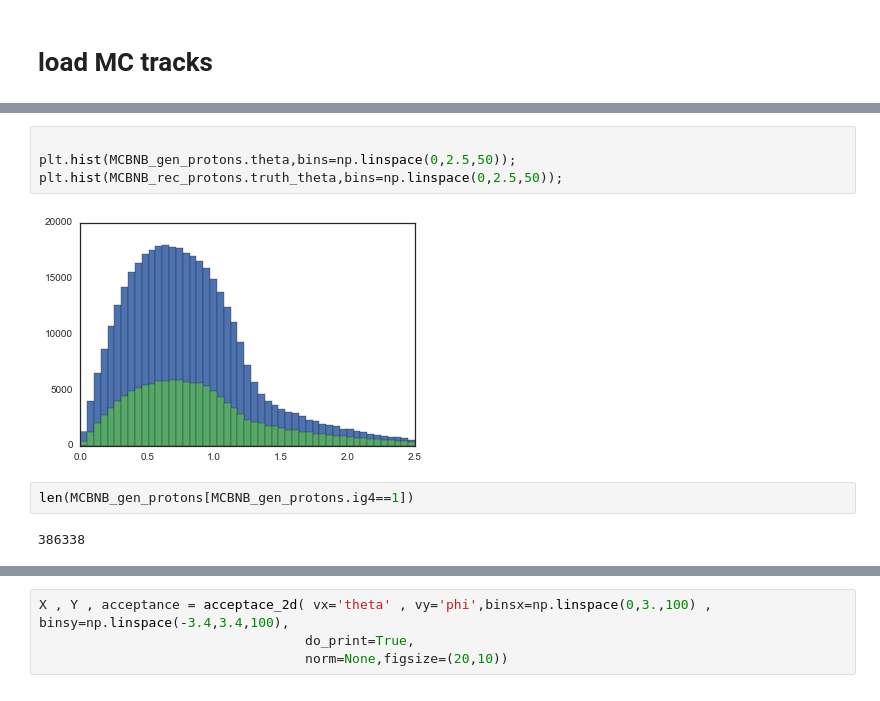
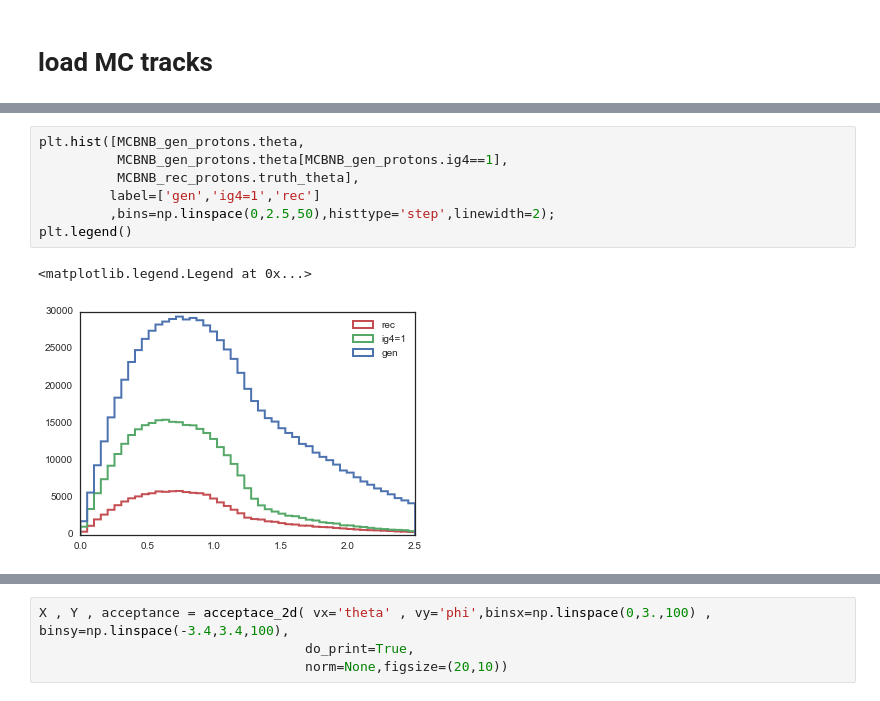
Before and after one commit to erezcoh4/AnalysisTreesInformation, a Jupyter notebook: AnaTreesPackage/notebooks/MC_BNB_anatrees_plots.ipynb, the cells around one changed output, grey strips where cells are left out. Drawn from its saved outputs; the diff is of its cells as text.

```diff
--- a/AnaTreesPackage/notebooks/MC_BNB_anatrees_plots.ipynb
+++ b/AnaTreesPackage/notebooks/MC_BNB_anatrees_plots.ipynb
@@ -135,10 +134,10 @@ uB_acceptace_1d( var='theta', x_label='$\\theta$ [rad.]', bins=np.linspace(-0.1,
-# %%
-
-plt.hist(MCBNB_gen_protons.theta,bins=np.linspace(0,2.5,50));
-plt.hist(MCBNB_rec_protons.truth_theta,bins=np.linspace(0,2.5,50));
-# %% [output]
-[figure, removed]
-# %%
-len(MCBNB_gen_protons[MCBNB_gen_protons.ig4==1])
-# %% [output]
-386338
+# %%
+plt.hist([MCBNB_gen_protons.theta,
+          MCBNB_gen_protons.theta[MCBNB_gen_protons.ig4==1],
+          MCBNB_rec_protons.truth_theta],
+         label=['gen','ig4=1','rec']
+         ,bins=np.linspace(0,2.5,50),histtype='step',linewidth=2);
+plt.legend()
+# %% [output]
+<matplotlib.legend.Legend at 0x...>
+[figure, added]
```
Also changed, not shown: parts of 11 cells of this notebook, 1 other file.
